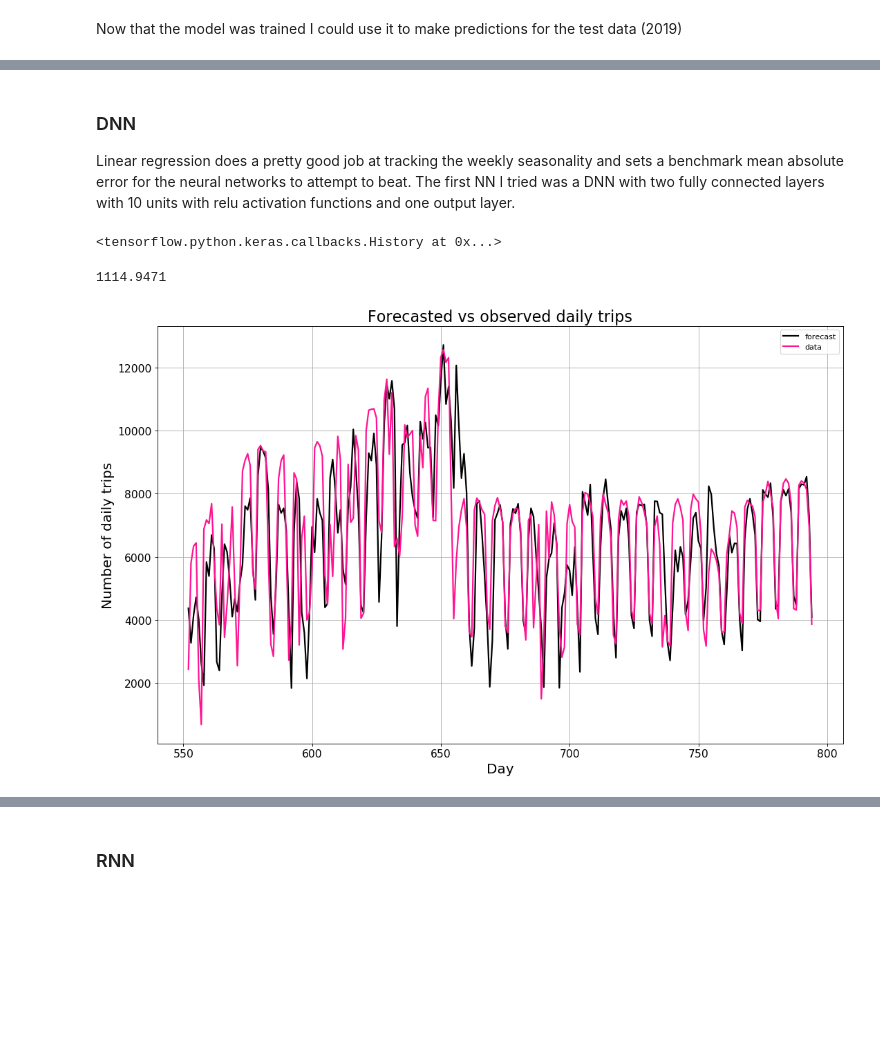
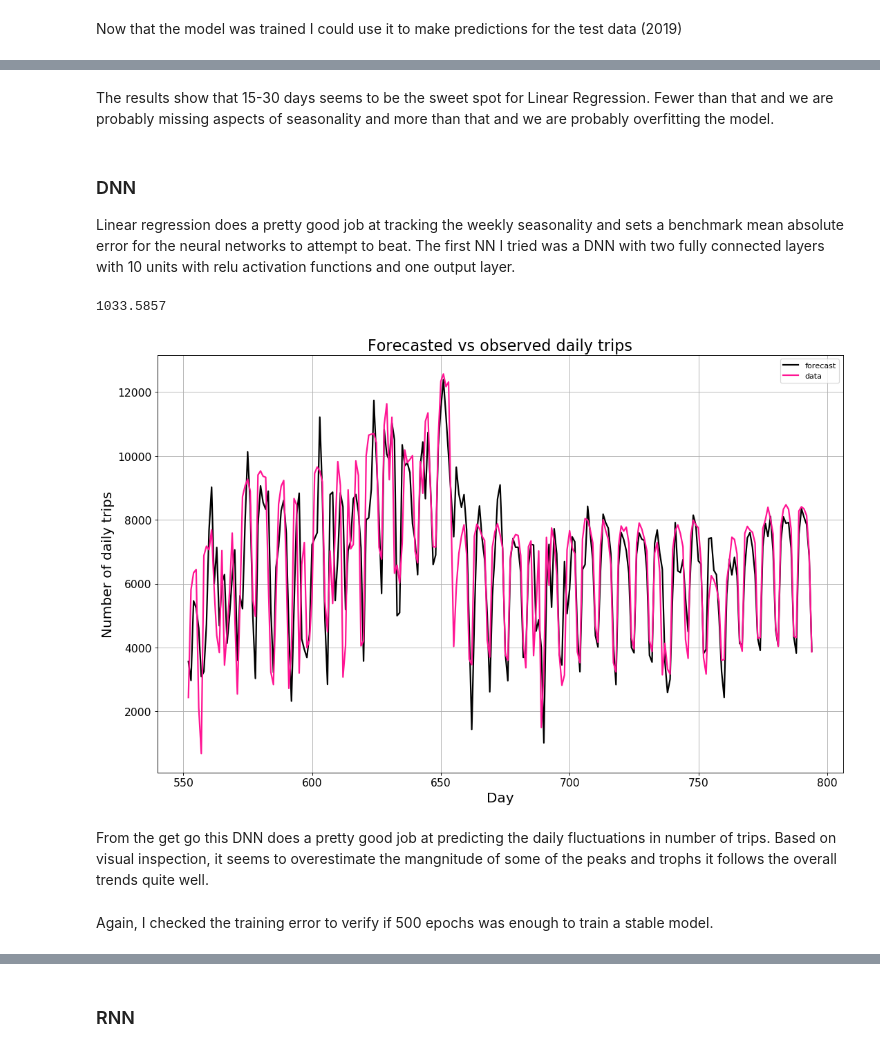
Before and after one commit to diogorpeixoto/lyftbaywheels, a Jupyter notebook: Lyft_Bay_Wheels.ipynb, the cells around one changed output, grey strips where cells are left out. Saved outputs shown, nothing was run; the diff lists cells and outputs as text; code cells hidden in the pictures; blank space fills up the shorter version.

Commit message:
Switched from zscoring to linear scaling of inputs for forecasting models

```diff
--- a/Lyft_Bay_Wheels.ipynb
+++ b/Lyft_Bay_Wheels.ipynb
@@ -709,10 +709,10 @@ The linear regression model fits one layer weight to each regressor (previous da
 # %%
 #How well can you predict #trips a day based on historical data?
 l0 = tf.keras.layers.Dense(1, input_shape=[window_size_real])
-model = tf.keras.models.Sequential([l0])
+model_LR_0 = tf.keras.models.Sequential([l0])
 
-model.compile(loss="mse", optimizer=tf.keras.optimizers.Adam())
-model.fit(dataset_real,epochs=100,verbose=0)
+model_LR_0.compile(loss="mse", optimizer=tf.keras.optimizers.Adam())
+history_l0 = model_LR_0.fit(dataset_rescaled,epochs=500,verbose=1)
 
 print("Layer weights {}".format(l0.get_weights()))
 # %% [output]
@@ -742,13 +739,14 @@ Now that the model was trained I could use it to make predictions for the test d
 forecast = []
 
 for time in range(len(full_series) - window_size_real):
-    forecast.append(model.predict(full_series_z[time:time + window_size_real][np.newaxis]))
+    forecast.append(model_LR_0.predict(full_series_rescaled[time:time + window_size_real][np.newaxis]))
 
 forecast_real = forecast[split_time_real-window_size_real:]
 results_real = np.array(forecast_real)[:, 0, 0]
 
-results_real_rescaled = results_real*full_series_std
-results_real_rescaled = results_real_rescaled + full_series_mean
+results_real_rescaled = results_real*rescale_factor
+#results_real_rescaled = results_real*full_series_std
+#results_real_rescaled = results_real_rescaled + full_series_mean
 
 plot_time_series(time_valid_real, results_real_rescaled, x_valid_real)
 
@@ -784,13 +821,14 @@ def test_model(model,window_size,full_time_series,test_data,full_series_mean,ful
 # %%
-epochs = 100
+epochs = 500
 batch_size = 32
 shuffle_buffer_size = 1000
+rescale_factor = 1000
 test_error_LR = []
 
 for window in window_size_list:
-    dataset_tmp = windowed_dataset(x_train_real_z, window, batch_size, shuffle_buffer_size)
+    dataset_tmp = windowed_dataset(x_train_real_rescaled, window, batch_size, shuffle_buffer_size)
     model_tmp = train_LR(dataset_tmp, window, epochs)
-    test_error_tmp = test_model(model_tmp,window,full_series_z,x_valid_real,full_series_mean,full_series_std)
+    test_error_tmp = test_model_2(model_tmp,window,full_series_rescaled,x_valid_real_rescaled,rescale_factor)
     test_error_LR.append(test_error_tmp)
     print("For", window, "historical days used, test error was:",test_error_tmp)
 # %% [output]
@@ -819,32 +857,35 @@ for item in (ax_2.get_xticklabels() + ax_2.get_yticklabels()):
+# %% [markdown]
+The results show that 15-30 days seems to be the sweet spot for Linear Regression. Fewer than that and we are probably missing aspects of seasonality and more than that and we are probably overfitting the model.
 # %% [markdown]
 ### DNN
 Linear regression does a pretty good job at tracking the weekly seasonality and sets a benchmark mean absolute error for the neural networks to attempt to beat. The first NN I tried was a DNN with two fully connected layers with 10 units with relu activation functions and one output layer.
 # %%
 #Can NN beat simple forecasting analyses (Linear Regression)?
-model = tf.keras.models.Sequential([
+model_DNN_0 = tf.keras.models.Sequential([
     tf.keras.layers.Dense(10, input_shape=[window_size_real], activation="relu"),
     tf.keras.layers.Dense(10, activation="relu"),
     tf.keras.layers.Dense(1)])
 
-model.compile(loss="mse", optimizer=tf.keras.optimizers.Adam())
-model.fit(dataset_real,epochs=100,verbose=0)
+model_DNN_0.compile(loss="mse", optimizer=tf.keras.optimizers.Adam())
+history_DNN_relu = model_DNN_0.fit(dataset_rescaled,epochs=500,verbose=0)
-# %% [output]
-<tensorflow.python.keras.callbacks.History at 0x...>
 # %%
 forecast = []
 
 for time in range(len(full_series) - window_size_real):
-    forecast.append(model.predict(full_series_z[time:time + window_size_real][np.newaxis]))
+    forecast.append(model_DNN_0.predict(full_series_rescaled[time:time + window_size_real][np.newaxis]))
 
 forecast_real = forecast[split_time_real-window_size_real:]
 results_real = np.array(forecast_real)[:, 0, 0]
 
-results_real_rescaled = results_real*full_series_std
-results_real_rescaled = results_real_rescaled + full_series_mean
+results_real_rescaled = results_real*rescale_factor
 
 plot_time_series(time_valid_real, results_real_rescaled, x_valid_real)
 
 tf.keras.metrics.mean_absolute_error(x_valid_real, results_real_rescaled).numpy()
 # %% [output]
-1114.9471
+1033.5857
-[figure, old version]
+[figure, new version]
+# %% [markdown]
+From the get go this DNN does a pretty good job at predicting the daily fluctuations in number of trips. Based on visual inspection, it seems to overestimate the mangnitude of some of the peaks and trophs it follows the overall trends quite well.
+# %% [markdown]
+Again, I checked the training error to verify if 500 epochs was enough to train a stable model.
```
Also changed, not shown: parts of 28 cells of this notebook.
